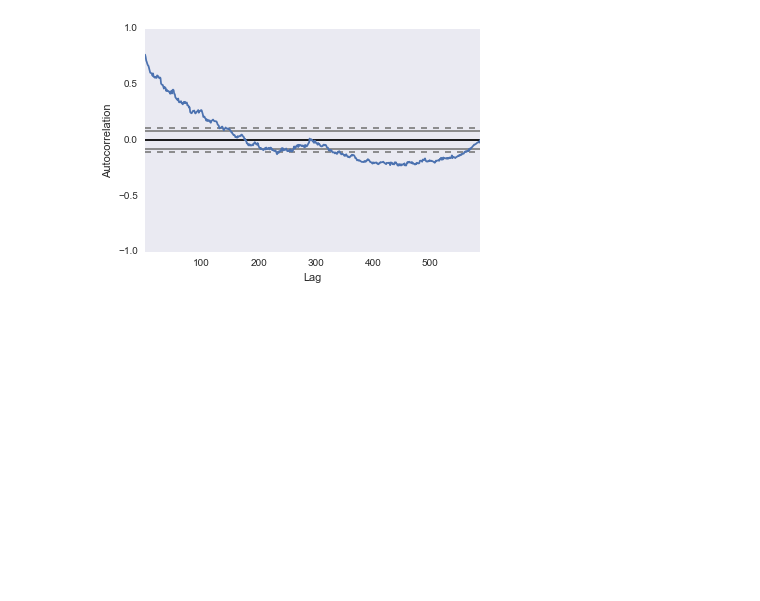
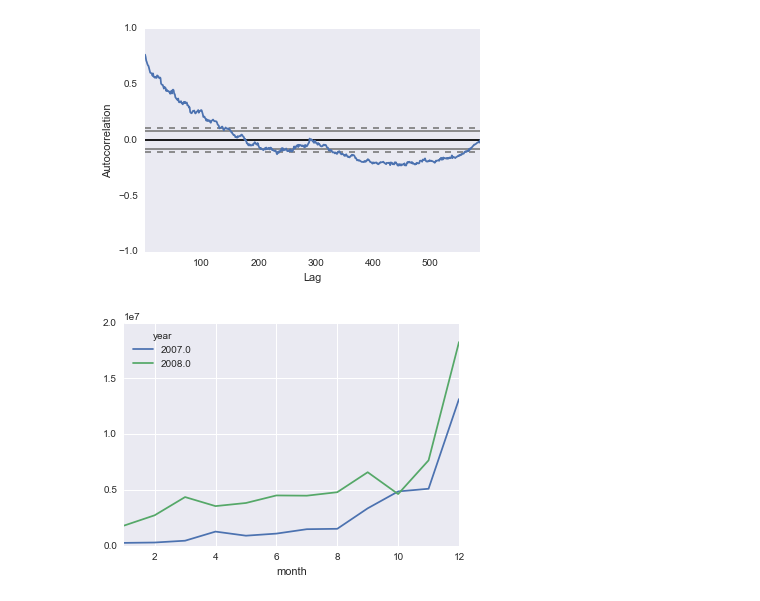
Before and after one commit to numb3r33/av-practice, a Jupyter notebook: mini-data-hack/notebooks/Mini-Data-Hack-Writeup.ipynb, the cells around one changed output. Cells and saved outputs as stored; diff of their text form; code cells hidden in the pictures; blank space fills up the shorter version.

Commit message:
Add information related to month, year and day of week

```diff
--- a/mini-data-hack/notebooks/Mini-Data-Hack-Writeup.ipynb
+++ b/mini-data-hack/notebooks/Mini-Data-Hack-Writeup.ipynb
@@ -96,3 +98,13 @@ plt.show();
 autocorrelation_plot(train.Number_SKU_Sold.map(np.log1p));
 # %% [output]
 [figure]
+# %%
+train.loc[:, 'month'] = train.Date.dt.month
+test.loc[:, 'month'] = test.Date.dt.month
+
+train.loc[:, 'year'] = train.Date.dt.year
+test.loc[:, 'year'] = test.Date.dt.year
+# %%
+train.groupby(['year', 'month']).Number_SKU_Sold.mean().unstack(0).plot();
+# %% [output]
+[figure, added]
```
Also changed, not shown: parts of 3 cells of this notebook.
